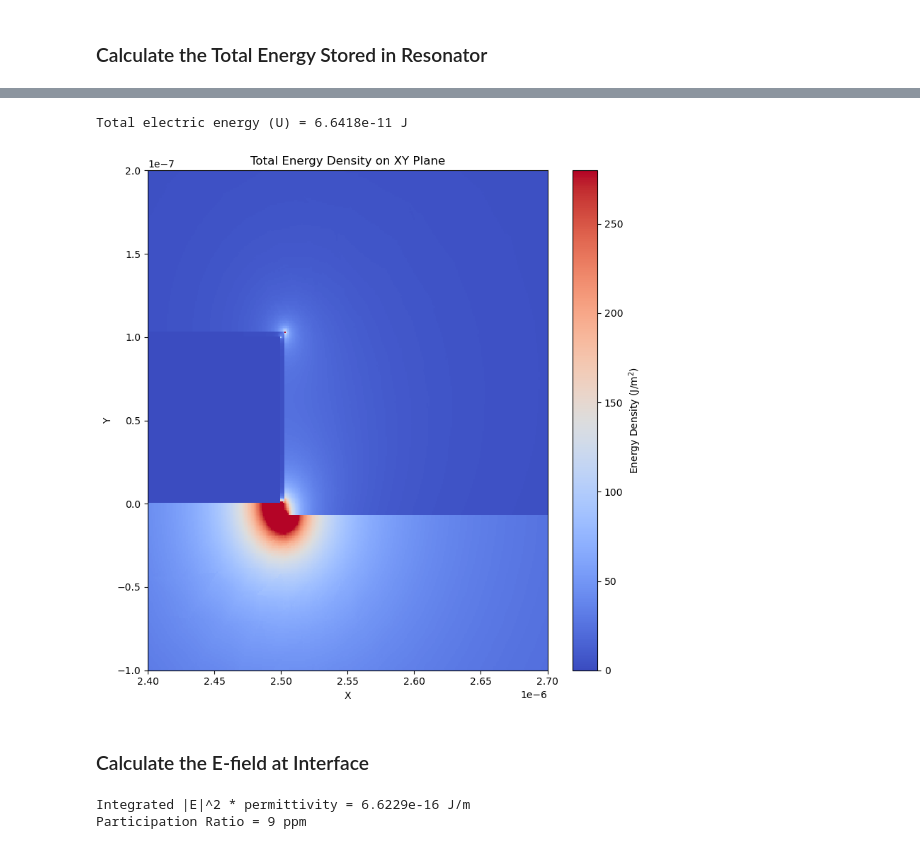
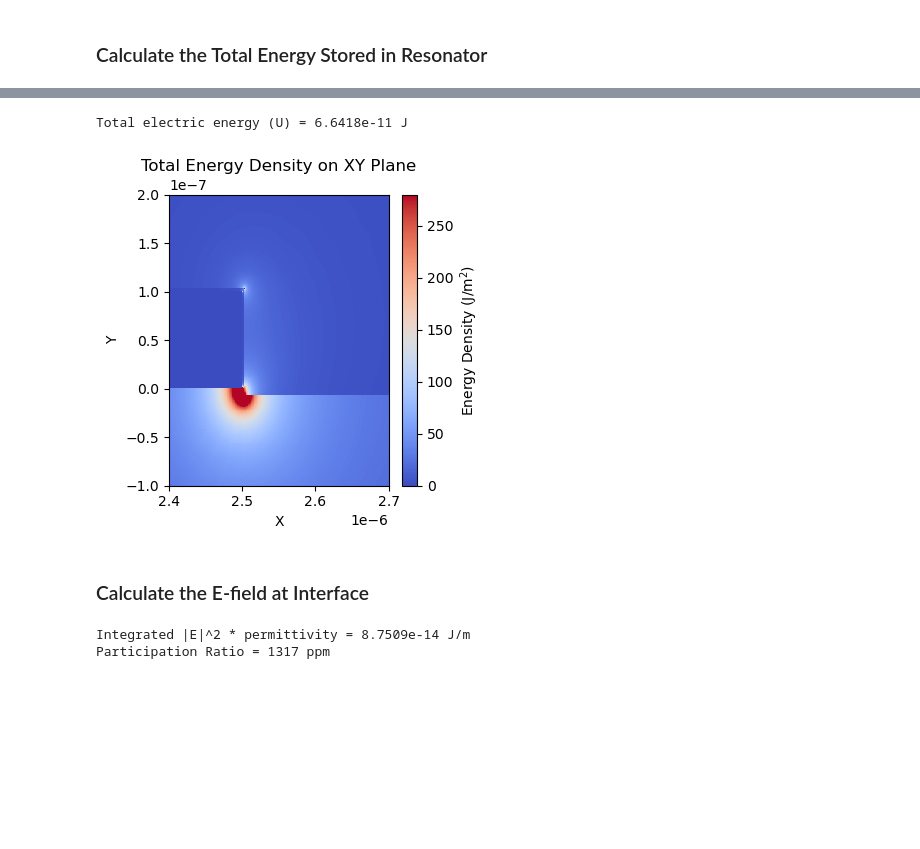
Before and after one commit to WeiRenSyong/Participation_Ratio_Calculation, a Jupyter notebook: Participation_Ratios_Calculation.ipynb, the cells around one changed output, grey strips where cells are left out. Cells and saved outputs as stored; diff of their text form; code cells hidden in the pictures; blank space fills up the shorter version.

Commit message:
Add the bounds coordinates of all interfaces

```diff
--- a/Participation_Ratios_Calculation.ipynb
+++ b/Participation_Ratios_Calculation.ipynb
@@ -147,35 +147,35 @@ energy_density = E2 * epsilon_r_grid * epsilon_0  # shape = (Ny, Nx)
 # Calculate grid spacing (assumes uniform grid)
 dx = np.mean(np.diff(x_unique))
 dy = np.mean(np.diff(y_unique))
 
 # Integrate over x and y
 total_energy = np.nansum(energy_density) * dx * dy
 
 print(f"Total electric energy (U) = {total_energy:.4e} J")
 
 
 ###################################
 #### Plot total energy density ####
 ###################################
 # Clip color scale
 vmin = 0
 vmax = np.nanpercentile(energy_density, 99.999)
 
 # Plot
-plt.figure(figsize=(8, 8))
+plt.figure(figsize=(4, 4))
 plt.pcolormesh(X, Y, energy_density, shading='auto', cmap='coolwarm', vmin=vmin, vmax=vmax)
 plt.xlabel('X')
 plt.ylabel('Y')
 plt.title(r'Total Energy Density on XY Plane')
 plt.colorbar(label=r'Energy Density (J/m$^2$)')
 plt.xlim([2.4E-6, 2.7E-6])
 plt.ylim([-0.1E-6, 0.2E-6])
 # plt.axis('equal')
 plt.tight_layout()
 plt.show()
 # %% [output]
 Total electric energy (U) = 6.6418e-11 J
-[figure, old version]
+[figure, new version]
 # %% [markdown]
 ### Calculate the E-field at Interface
 # %%
@@ -196,10 +196,26 @@ def integrate_E2(X, Y, E2, x_min, x_max, y_min, y_max, permittivity=10):
 
     return result
 # %%
-x_min = 0
-x_max = 2.5E-6
-y_min = 0.1E-6
-y_max = 0.103E-6
+###############################################
+#### Determine the region of the interface ####
+###############################################
+# interface : [xmin, xmax, ymin, ymax]
+# MA_res_top: [0, 2.5e-6, 0.1e-6, 0.103e-6]
+# C_res_top: [2.5e-6, 2.503e-6, 0.1e-6, 0.103e-6]
+# MA_res_right: [2.5e-6, 2.503e-6, 0.0015e-6, 0.1e-6]
+# C_res_middle: [2.5e-6, 2.503e-6, -0.0015e-6, 0.0015e-6]
+# SA_res_right: [2.5e-6, 2.503e-6, -0.007e-6, -0.0015e-6]
+# SA_bottom: [2.503e-6, 4.497e-6, -0.007e-6, -0.004e-6]
+# SA_ground_left: [4.497e-6, 4.5e-6, -0.007e-6, -0.0015e-6]
+# C_ground_middle: [4.497e-6, 4.5e-6, -0.0015e-6, 0.0015e-6]
+# MA_ground_left: [4.497e-6, 4.5e-6, 0.0015e-6, 0.1e-6]
+# C_ground_top: [4.497e-6, 4.5e-6, 0.1e-6, 0.103e-6]
+# MA_ground_top: [4.5e-6, 7e-6, 0.1e-6, 0.103e-6]
+# MS_res: [0, 2.5e-6, -0.003e-6, 0]
+# MS_ground: [4.5e-6, 7e-6, -0.003e-6, 0]
+
+bound = [4.5e-6, 7e-6, -0.003e-6, 0]
+x_min, x_max, y_min, y_max = bound
 
 regional_energy = integrate_E2(x, y, e2, x_min, x_max, y_min, y_max, permittivity=10 * epsilon_0)
 print(f"Integrated |E|^2 * permittivity = {regional_energy:.4e} J/m")
@@ -210,5 +226,5 @@ print(f"Integrated |E|^2 * permittivity = {regional_energy:.4e} J/m")
 participation_ratio = regional_energy / total_energy
 print(f"Participation Ratio = {int(participation_ratio * 1E6)} ppm")
 # %% [output]
-Integrated |E|^2 * permittivity = 6.6229e-16 J/m
-Participation Ratio = 9 ppm
+Integrated |E|^2 * permittivity = 8.7509e-14 J/m
+Participation Ratio = 1317 ppm
```
Also changed, not shown: parts of 1 cell of this notebook.
